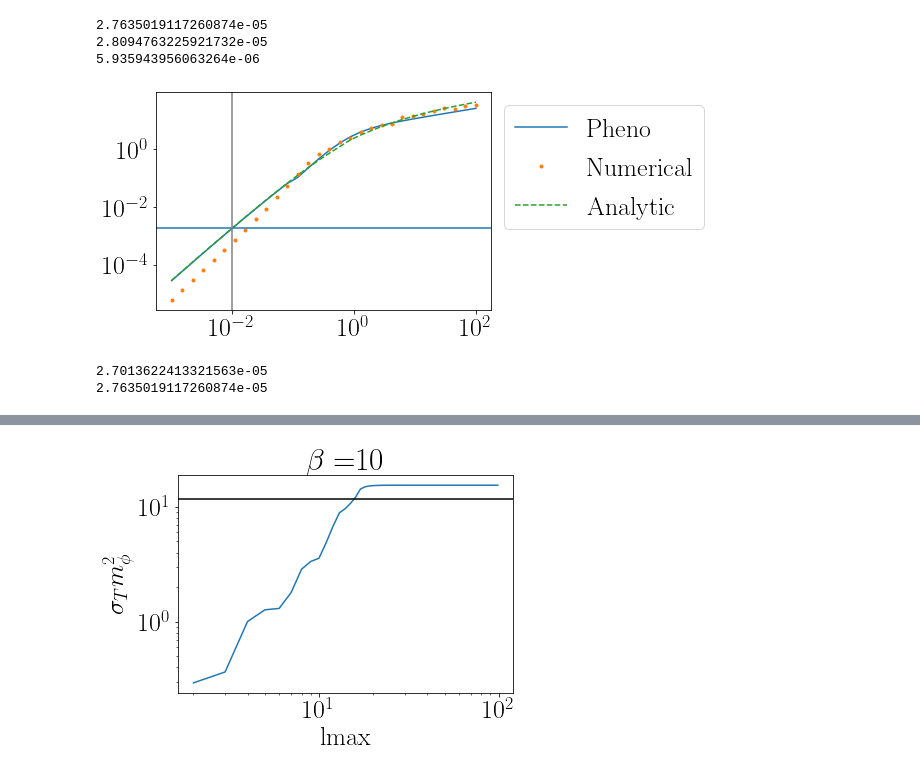
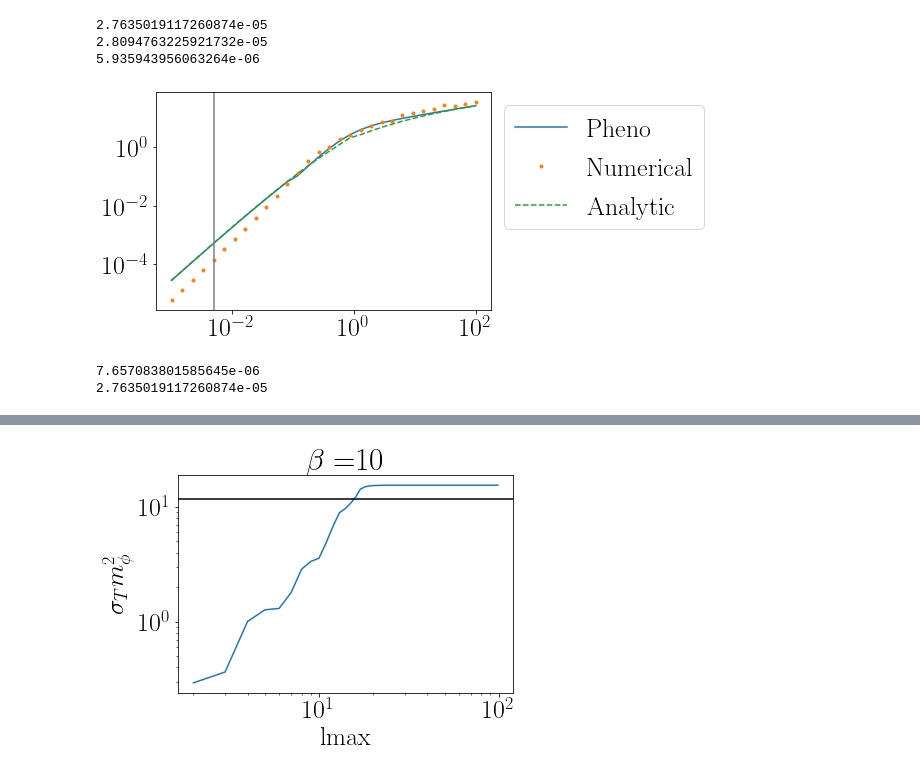
Before and after one commit to LauraSagunski/Self-interaction-cross-section, a Jupyter notebook: Integral_deltal_2_updated.ipynb, the cells around one changed output, grey strips where cells are left out. Saved outputs shown, nothing was run; the diff lists cells and outputs as text; code cells hidden in the pictures.

```diff
--- a/Integral_deltal_2_updated.ipynb
+++ b/Integral_deltal_2_updated.ipynb
@@ -633,3 +676,34 @@ for beta in [1.,10.,100.,1000.,0.01]:
 [figure]
 [figure]
 [figure]
+# %%
+lvalsnew=np.array([l for l in range(1,100)]) #l=1,2,...,1500
+#print(lvalsnew)
+
+for beta in [2,3.,4.8, 5.5, 8.]:
+#for beta in [1000.]:
+    pl.figure(figsize=(12,12/goldenratio)) #Sophia's plot size.
+
+    deltalr0num_betavals=np.array([[l,deltalr0num_beta(l,beta)] for l in lvalsnew])
+    pl.plot(deltalr0num_betavals[:,0],deltalr0num_betavals[:,1],'o',color='C0',label='num., $r_0=$num.')
+
+    deltal_betavals=np.array([[l,deltal_beta(l,beta)] for l in lvalsnew])
+    ##print(deltal_betavals)
+    pl.plot(deltal_betavals[:,0],deltal_betavals[:,1],color='C0',linestyle='--',label='num., $r_0=l / k$')
+
+    pl.plot(lvalsnew,[deltalapprr0num_beta(l,beta) for l in lvalsnew],'o',color='C1',label=r'appr., $r_0=$num.')
+
+    pl.plot(lvalsnew,[deltalappr_beta(l,beta) for l in lvalsnew],color='C1',linestyle='--',label=r'appr., $r_0=l / k$')
+
+    pl.xscale('log')
+    pl.yscale('log')
+    pl.axhline(1,color = 'grey')
+    pl.xlabel(r'$l$',fontsize=fontsize)
+    #pl.ylim([10.**(-3.),10.**5.])
+    #pl.ylabel(r'$\Delta (\delta_{l+1}-\delta_{l})$',fontsize=fontsize)
+    pl.ylabel(r'$\delta_{l}$',fontsize=fontsize)
+    pl.legend(loc='lower left',edgecolor='white',fontsize=legendfontsize)
+    pl.title(r'$\beta$='+str(beta))
+    #pl.savefig('Plots/ddeltal_dl_beta'+str(beta)+'.pdf',bbox_inches='tight')
+    #print('PPlots/ddeltal_dl_beta'+str(beta)+'.pdf exported.')
+    pl.show()
@@ -1198,11 +1278,11 @@ def sigmaTappr_beta(mphi,beta):
     #    prefactor=-1.
     #_____sigmaTappr_____
     prefactor=((2.*np.pi)/(mphi*(GeV_to_cmminus1/c))**2.)*(hbar/c)**2
-    if beta<=1:
+    if beta<=0.1:
         #term=2.*beta**4.*(kn(0.,beta)*kn(2.,beta)-kn(1.,beta)**2.)
-        term=beta**4.*(1./beta**2.-kn(1.,beta)**2.+kn(0.,beta)*kn(2.,beta))
-    elif beta>1:
-        term=beta**2.*abs(prodlog(beta**2.*np.pi))**2./4.*(1./beta**2.-kn(1.,abs(prodlog(beta**2.*np.pi))/2.)**2.+kn(0.,abs(prodlog(np.pi*beta**2.))/2.)*kn(2.,abs(prodlog(np.pi*beta**2.))/2.))
+        term=beta**4.*(1./(2*beta**2.)-kn(1.,beta)**2.+kn(0.,beta)*kn(2.,beta))
+    elif beta>0.1:
+        term=beta**2.*abs(prodlog(beta**2.*np.pi))**2./4.*(1./(2*beta**2.)-kn(1.,abs(prodlog(beta**2.*np.pi))/2.)**2.+kn(0.,abs(prodlog(np.pi*beta**2.))/2.)*kn(2.,abs(prodlog(np.pi*beta**2.))/2.))
     sigmaT=prefactor*term
     return sigmaT
 
@@ -1604,17 +1685,17 @@ analytic_list_2 = np.array([sigmaTm2piappr_beta(beta) for beta in betalist2])
 # %%
 pl.plot(betalist2, pheno_list, '-', label='Pheno')
 pl.plot(betalist2, num_list, '.', label = 'Numerical')
 #pl.plot(betalist2, analytic_list, '--', label='Analytic w/ lmin = 1/2a')
 pl.plot(betalist2, analytic_list_2,'--', label='Analytic')
 pl.xscale('log')
 pl.yscale('log')
 pl.legend(bbox_to_anchor = (1,1))
 #pl.axhline(sigmaTm2piappr_beta(0.01), color = 'grey')
-#pl.axhline(2*np.pi*sigmaTm2_appr_lmax(0.1, 1000), color = 'grey')
-#pl.axvline(0.01, color='grey')
+#pl.axhline(sigmaTm2_appr_lmax(0.005, 1000), color = 'grey')
+pl.axvline(0.005, color='grey')
 pl.show()
 # %% [output]
-[figure, old version]
+[figure, new version]
 # %%
 def sigmaTm2_appr_lmax(beta, lmax):
     potential='attractive'
@@ -1628,7 +1709,7 @@ def sigmaTm2_appr_lmax(beta, lmax):
     a = v/(2*alphaX)
     b = alphaX*mX/mphi
     k = (mX*v/2)*c #km/s
-    lmin = 0
+    lmin = 1
     def deltalnew(l):
         return deltalappr_beta(l,beta)
     def deltaltest(l):
@@ -1636,17 +1717,18 @@ def sigmaTm2_appr_lmax(beta, lmax):
     def ddeltalnew(l):
         return -beta*kn(1,l/(a*b))
     def integrand(l):
-        return (l)*np.sin(deltaltest(l+1)-deltaltest(l))**2
+        return (l+1)*np.sin(deltaltest(l+1)-deltaltest(l))**2
     def integrand2(l):
-        return l*np.sin(ddeltalnew(l))**2
+        return (l+1)*np.sin(ddeltalnew(l))**2
     #ans = 4/k**2*mphi**2*np.sum([(l+1)*np.sin(deltalnew(l+1)-deltalnew(l))**2. for l in range(lmin,lmax)])
     integral = integrate.quad(integrand2, lmin, lmax, limit = 200)[0]
-    ans = ((4.*np.pi)/(k*(GeV_to_cmminus1/c))**2.)*integral*(c/hbar)**2.*(mphi*(GeV_to_cmminus1/c))**2./np.pi
+    #print(integral)
+    ans = ((4.*np.pi)/(k*(GeV_to_cmminus1/c))**2.)*(integral)*(c/hbar)**2.*(mphi*(GeV_to_cmminus1/c))**2./np.pi
     return ans
 
 for beta in [0.001]:
     print(sigmaTm2_appr_lmax(beta, 100))
     print(sigmaTm2pipheno_beta(beta))
 # %% [output]
-2.7013622413321563e-05
+7.657083801585645e-06
 2.7635019117260874e-05
```
Also changed, not shown: parts of 29 cells of this notebook.
